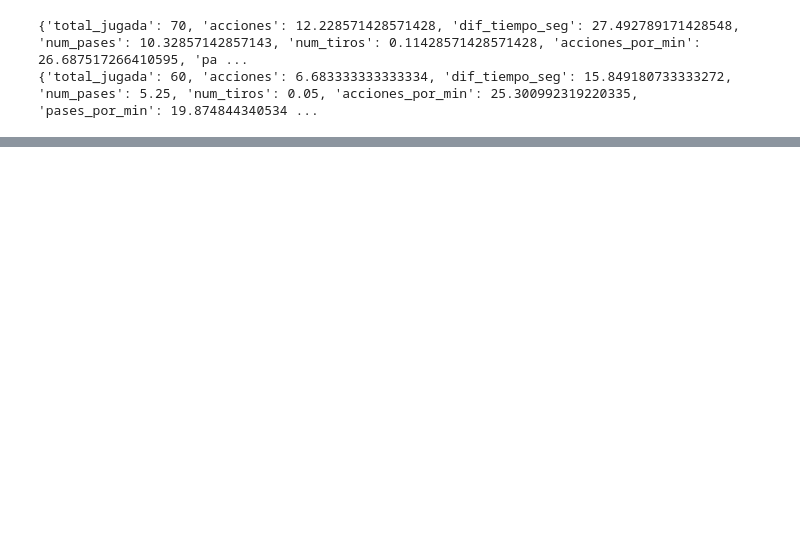
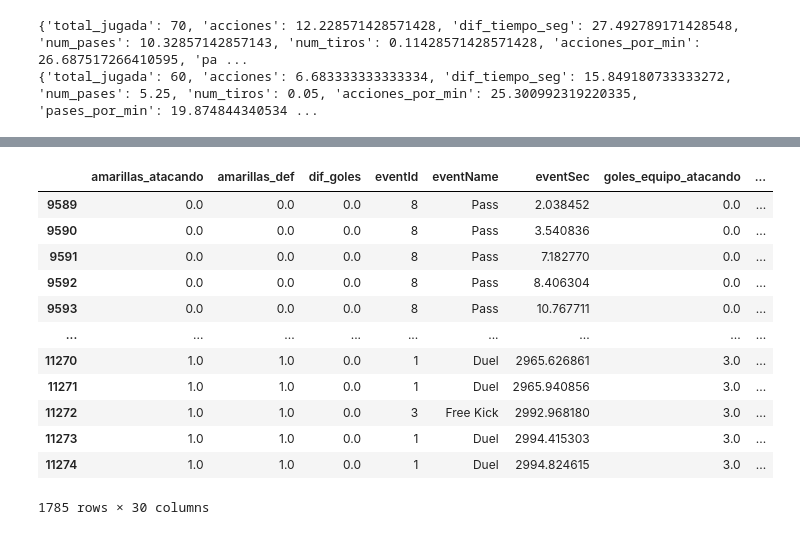
Before and after one commit to ErnestoAnaya/analisis_deportivo, a Jupyter notebook: Codigos/estadisticas/estadisticas_jugadores.ipynb, the cells around one changed output, grey strips where cells are left out. Cells and saved outputs as stored; diff of their text form; code cells hidden in the pictures; blank space fills up the shorter version.

Commit message:
feat(estadisticas): add game context columns

```diff
--- a/Codigos/estadisticas/estadisticas_jugadores.ipynb
+++ b/Codigos/estadisticas/estadisticas_jugadores.ipynb
@@ -461,0 +546,27 @@ print(dicc_equipo[9905]['Jugadas']['prom'])
+# %%
+def listaEdos(df):
+    lista_estados=[]  #[numero_jugada, pos_x, pos_y, tiempo(en minutos), evento, is_goal(true or false), teamId, matchId]
+    for index, row in df.iterrows():
+        gol=False
+        for j in tags:
+            if row[j]==101:
+                gol=True
+                break
+            else:
+                pass
+
+        if row['eventId'] not in [2,5,4,9]: #uno son de los duelos (preguntar si los necesitamos)
+            lista_jugada=[]
+            lista_jugada.append(index)
+            lista_jugada.append(row['x_inicio'])
+            lista_jugada.append(row['y_inicio'])
+            if row['matchPeriod']=='1H':
+                lista_jugada.append(float(row['eventSec']/60))
+            else:
+                lista_jugada.append(float(row['eventSec']/60)+45)
+            lista_jugada.append(row['subEventName'])
+            lista_jugada.append(gol)
+            lista_jugada.append(row['teamId'])
+            lista_jugada.append(row['matchId'])
+        lista_estados.append(lista_jugada)
+    return lista_estados
@@ -461,0 +650,31 @@ print(dicc_equipo[9905]['Jugadas']['prom'])
+# %%
+def dfJunto(df):
+    lista_contexto=listaContexto(df)
+    lista_estados=listaEdos(df)
+    listacolumnEdos=["indice", "x_inicio", "y_inicio", "tiempo(en minutos)", "subEventName", "is_goal", "teamId", "matchId"]
+    dfEdos=pd.DataFrame(lista_estados, columns=listacolumnEdos).set_index('indice')
+    listacolumnContexto=["indice", "goles_equipo_atacando", "goles_equipo_def", "dif_goles", "amarillas_atacando", "amarillas_def",
+                         "rojas_ataq", "rojas_def", "matchId"]
+    dfContexto=pd.DataFrame(lista_contexto, columns=listacolumnContexto).set_index('indice')
+    #df1=pd.combine_first(dfEdos, dfContexto, left_index=True, right_index=True)
+    #return pd.combine_first(df, df1, left_index=True, right_index=True)
+    df1=df.combine_first( dfEdos)
+    return df1.combine_first(dfContexto)
+# %%
+df=dfJunto(dfjugadas)
+# %%
+df
+# %% [output]
+|  | amarillas_atacando | amarillas_def | dif_goles | eventId | eventName | eventSec | goles_equipo_atacando | ... |
+| 9589 | 0.0 | 0.0 | 0.0 | 8 | Pass | 2.038452 | 0.0 | ... |
+| 9590 | 0.0 | 0.0 | 0.0 | 8 | Pass | 3.540836 | 0.0 | ... |
+| 9591 | 0.0 | 0.0 | 0.0 | 8 | Pass | 7.182770 | 0.0 | ... |
+| 9592 | 0.0 | 0.0 | 0.0 | 8 | Pass | 8.406304 | 0.0 | ... |
+| 9593 | 0.0 | 0.0 | 0.0 | 8 | Pass | 10.767711 | 0.0 | ... |
+| ... | ... | ... | ... | ... | ... | ... | ... | ... |
+| 11270 | 1.0 | 1.0 | 0.0 | 1 | Duel | 2965.626861 | 3.0 | ... |
+| 11271 | 1.0 | 1.0 | 0.0 | 1 | Duel | 2965.940856 | 3.0 | ... |
+| 11272 | 1.0 | 1.0 | 0.0 | 3 | Free Kick | 2992.968180 | 3.0 | ... |
+| 11273 | 1.0 | 1.0 | 0.0 | 1 | Duel | 2994.415303 | 3.0 | ... |
+| 11274 | 1.0 | 1.0 | 0.0 | 1 | Duel | 2994.824615 | 3.0 | ... |
+1785 rows × 30 columns
```
Also changed, not shown: parts of 15 cells of this notebook.
